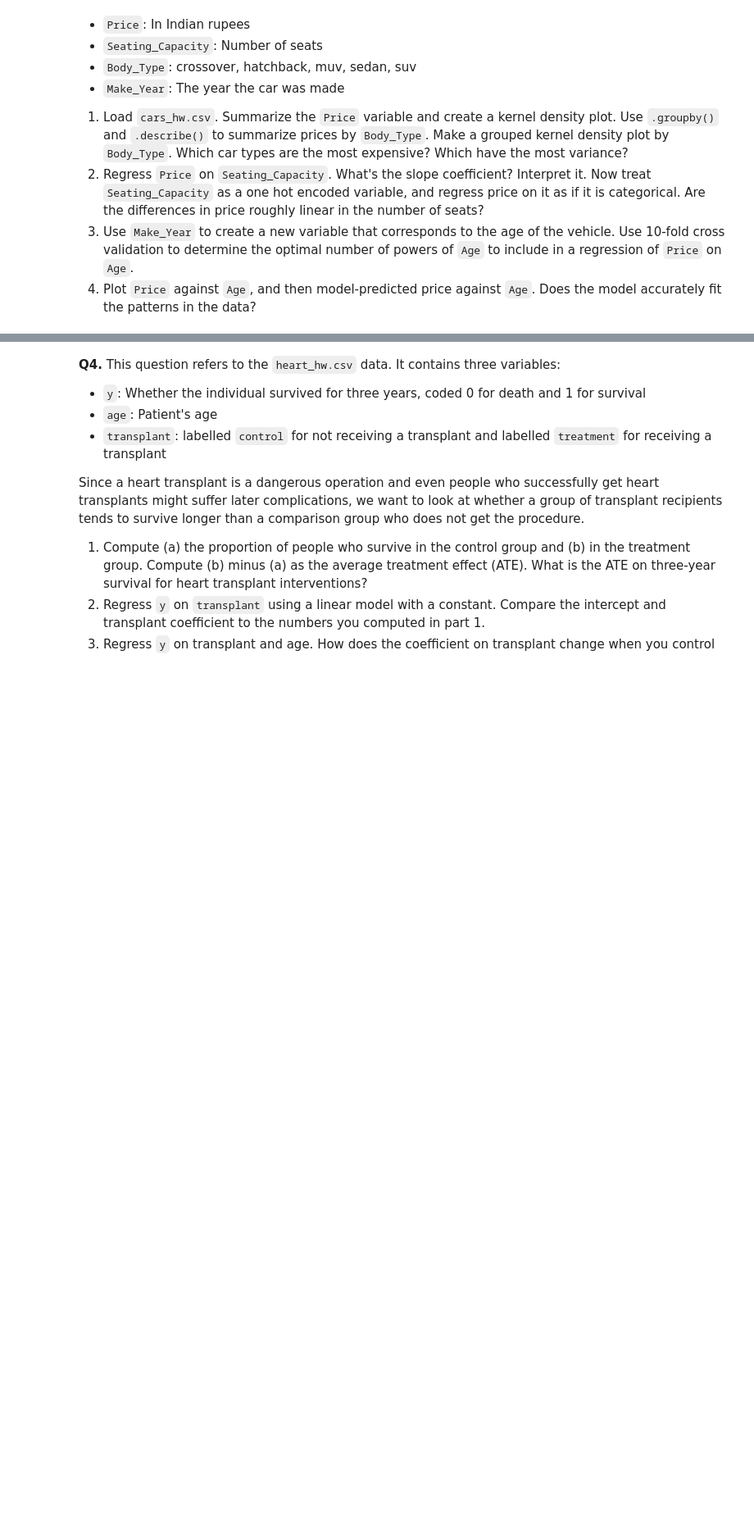
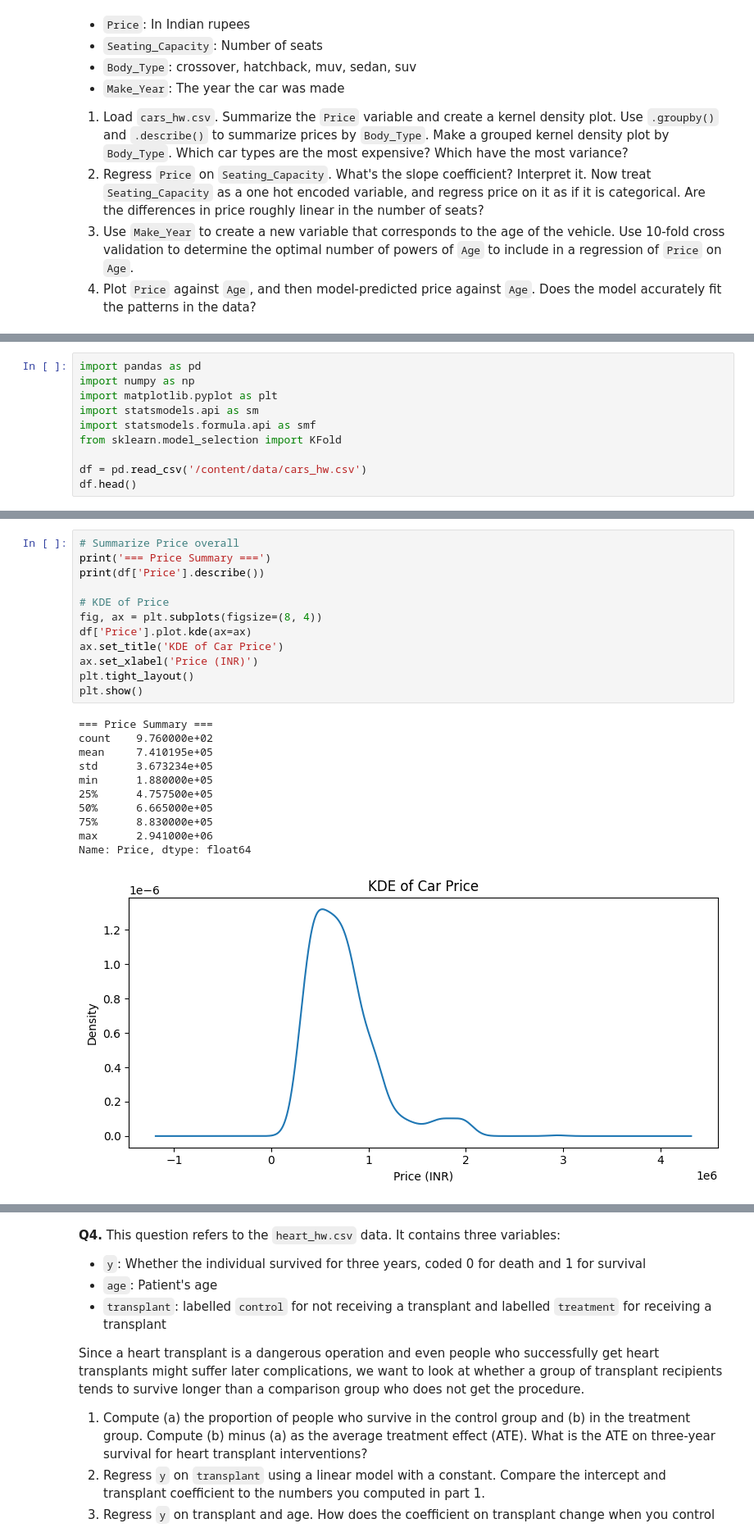
Before and after one commit to lydialeelee/undergrad_ml_assignments, a Jupyter notebook: 03_assignment_linear_models.ipynb, the cells around one changed output, grey strips where cells are left out. Shown at 82% size. Cells and saved outputs as stored; diff of their text form; blank space fills up the shorter version.

```diff
--- a/03_assignment_linear_models.ipynb
+++ b/03_assignment_linear_models.ipynb
@@ -173,0 +276,10 @@ Notes:
+# %%
+import pandas as pd
+import numpy as np
+import matplotlib.pyplot as plt
+import statsmodels.api as sm
+import statsmodels.formula.api as smf
+from sklearn.model_selection import KFold
+
+df = pd.read_csv('/content/data/cars_hw.csv')
+df.head()
@@ -173,0 +293,24 @@ Notes:
+# %%
+# Summarize Price overall
+print('=== Price Summary ===')
+print(df['Price'].describe())
+
+# KDE of Price
+fig, ax = plt.subplots(figsize=(8, 4))
+df['Price'].plot.kde(ax=ax)
+ax.set_title('KDE of Car Price')
+ax.set_xlabel('Price (INR)')
+plt.tight_layout()
+plt.show()
+# %% [output]
+=== Price Summary ===
+count    9.760000e+02
+mean     7.410195e+05
+std      3.673234e+05
+min      1.880000e+05
+25%      4.757500e+05
+50%      6.665000e+05
+75%      8.830000e+05
+max      2.941000e+06
+Name: Price, dtype: float64
+[figure, added]
```
Also changed, not shown: parts of 36 cells of this notebook.
